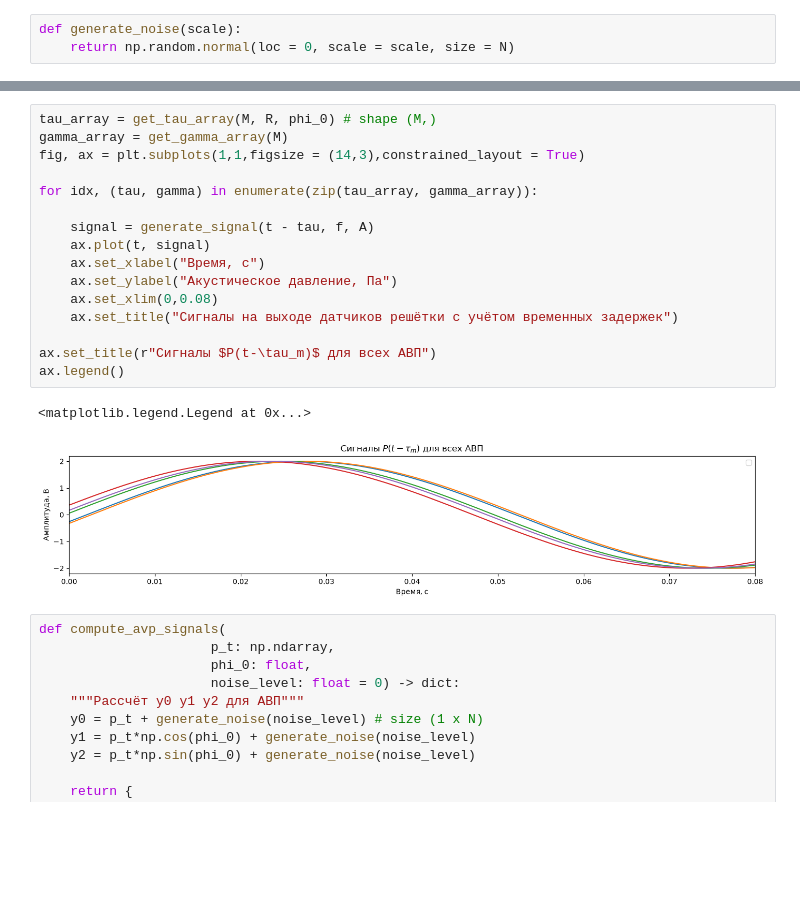
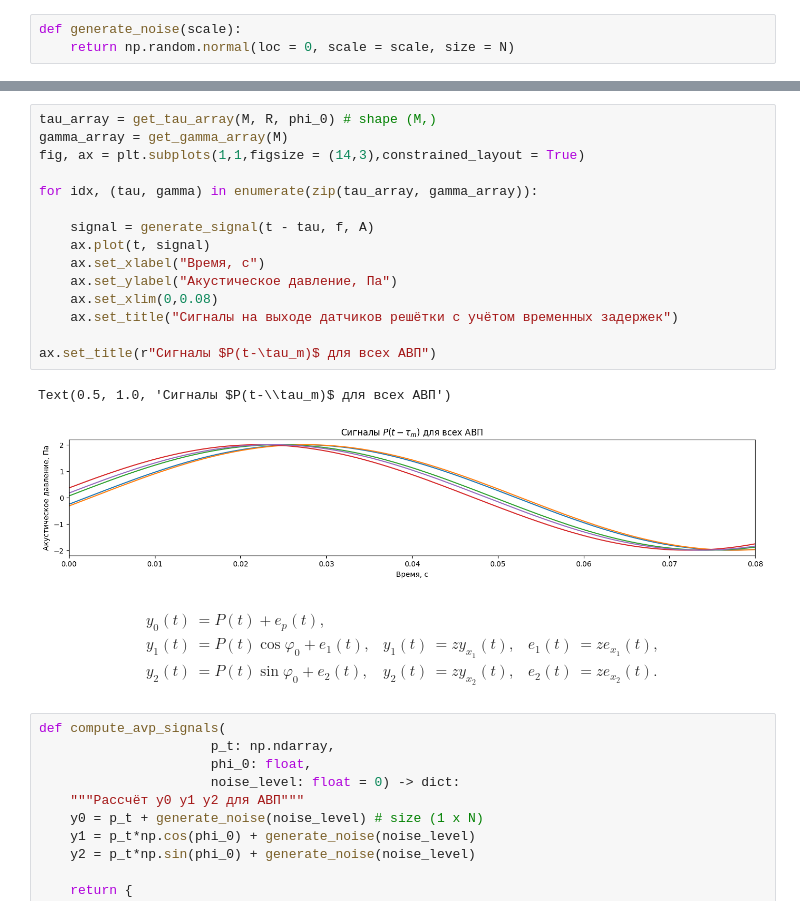
Before and after one commit to veitnemed/piling, a Jupyter notebook: notebook.ipynb, the cells around one changed output, grey strips where cells are left out. Saved outputs shown, nothing was run; the diff lists cells and outputs as text; blank space fills up the shorter version.

```diff
--- a/notebook.ipynb
+++ b/notebook.ipynb
@@ -93,22 +111,29 @@ plt.show()
 # %%
 tau_array = get_tau_array(M, R, phi_0) # shape (M,)
 gamma_array = get_gamma_array(M)
 fig, ax = plt.subplots(1,1,figsize = (14,3),constrained_layout = True)
 
 for idx, (tau, gamma) in enumerate(zip(tau_array, gamma_array)):
 
     signal = generate_signal(t - tau, f, A)
     ax.plot(t, signal)
     ax.set_xlabel("Время, с")
     ax.set_ylabel("Акустическое давление, Па")
     ax.set_xlim(0,0.08)
     ax.set_title("Сигналы на выходе датчиков решётки с учётом временных задержек")
 
 ax.set_title(r"Сигналы $P(t-\tau_m)$ для всех АВП")
-ax.legend()
 # %% [output]
-<matplotlib.legend.Legend at 0x...>
+Text(0.5, 1.0, 'Сигналы $P(t-\\tau_m)$ для всех АВП')
-[figure, old version]
+[figure, new version]
+# %% [markdown]
+$$
+\begin{aligned}
+y_0(t) &= P(t) + e_p(t), \\
+y_1(t) &= P(t)\cos\varphi_0 + e_1(t), & y_1(t) &= z y_{x_1}(t), & e_1(t) &= z e_{x_1}(t), \\
+y_2(t) &= P(t)\sin\varphi_0 + e_2(t), & y_2(t) &= z y_{x_2}(t), & e_2(t) &= z e_{x_2}(t).
+\end{aligned}
+$$
 # %%
 def compute_avp_signals(
                       p_t: np.ndarray,
```
Also changed, not shown: parts of 17 cells of this notebook.
